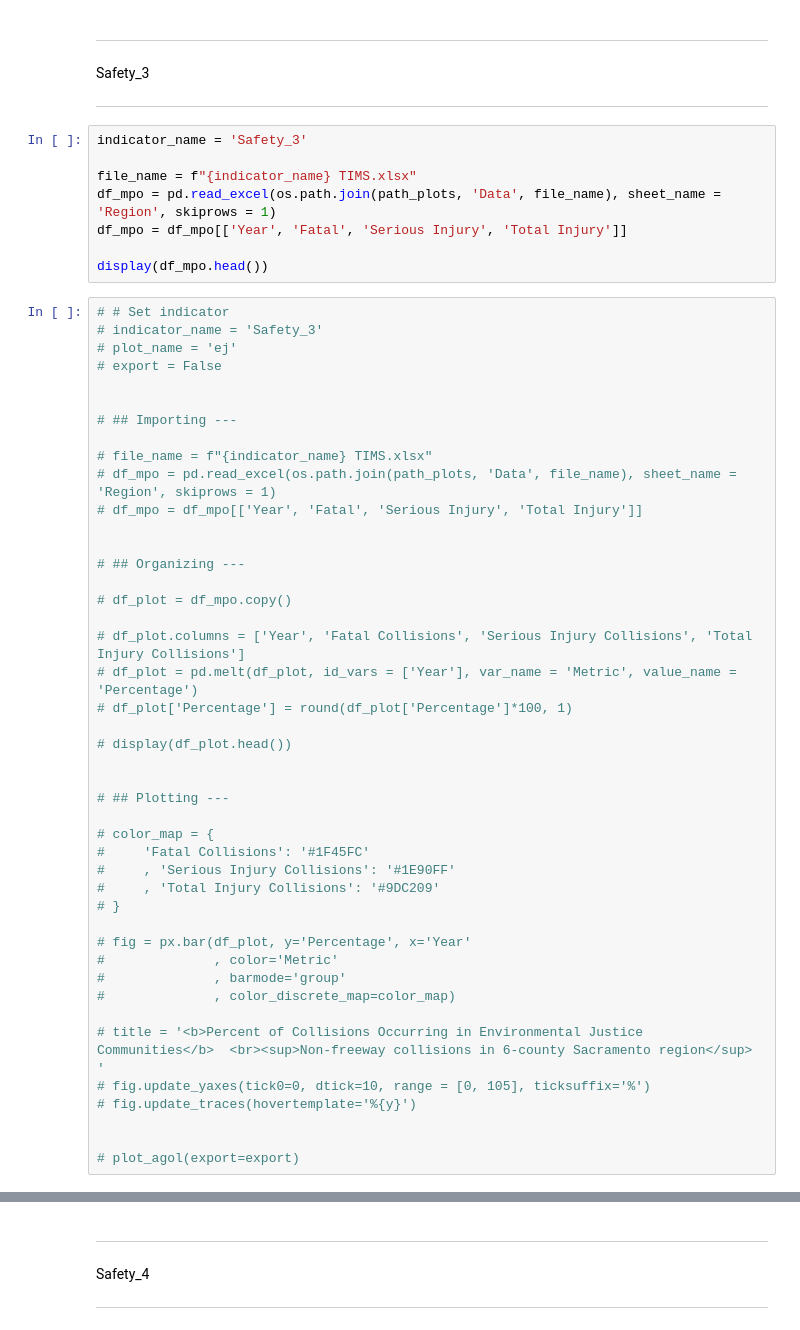
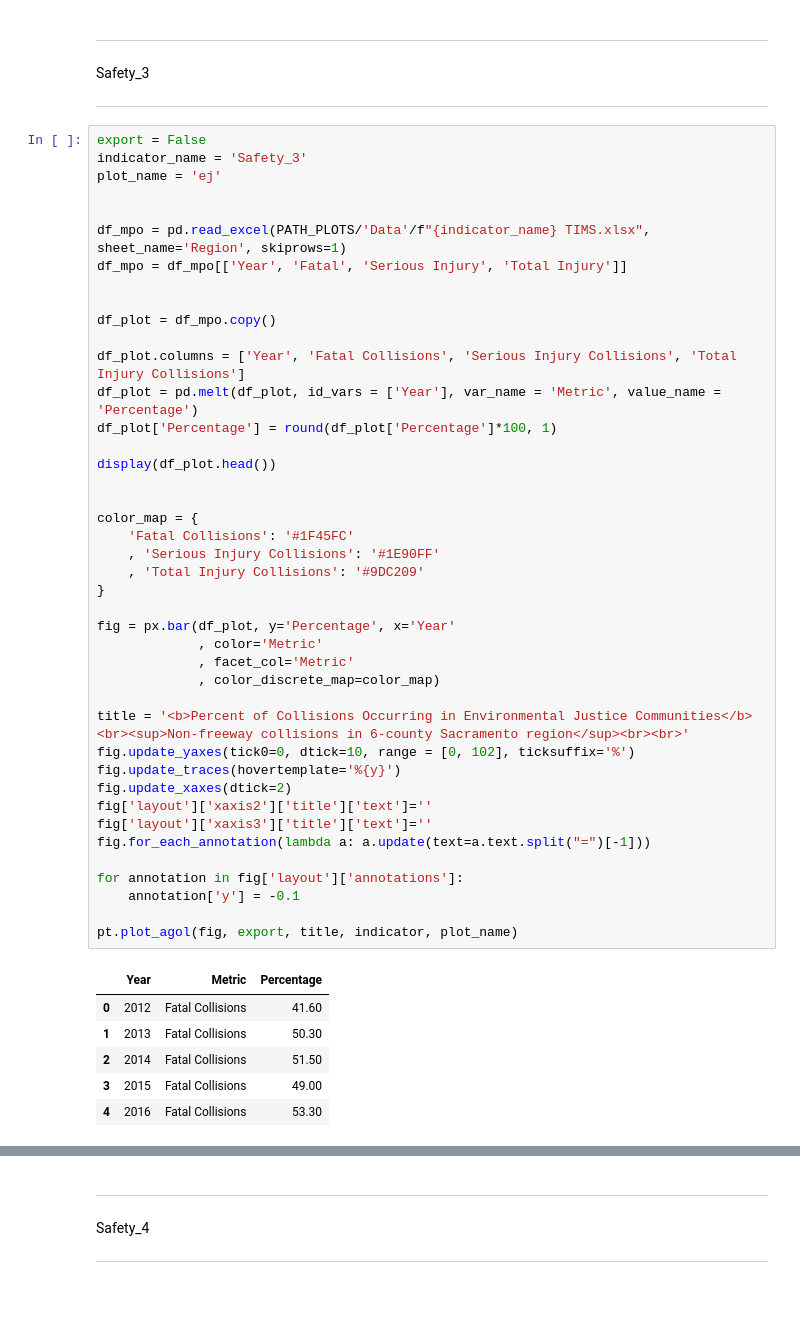
Before and after one commit to SACOG/Regional-Monitoring, a Jupyter notebook: Indicator_Gen/AGOL Dashboard/TIMS.ipynb, the cells around one changed output, grey strips where cells are left out. Cells and saved outputs as stored; diff of their text form; blank space fills up the shorter version.

```diff
--- a/Indicator_Gen/AGOL Dashboard/TIMS.ipynb
+++ b/Indicator_Gen/AGOL Dashboard/TIMS.ipynb
@@ -368,55 +459,52 @@ plot_agol(export=export)
 Safety_3
 
 ***
-# %%
-indicator_name = 'Safety_3'
-
-file_name = f"{indicator_name} TIMS.xlsx"
-df_mpo = pd.read_excel(os.path.join(path_plots, 'Data', file_name), sheet_name = 'Region', skiprows = 1)
-df_mpo = df_mpo[['Year', 'Fatal', 'Serious Injury', 'Total Injury']]
-
-display(df_mpo.head())
 # %%
-# # Set indicator
-# indicator_name = 'Safety_3'
-# plot_name = 'ej'
-# export = False
+export = False
+indicator_name = 'Safety_3'
+plot_name = 'ej'
 
 
-# ## Importing ---
-
-# file_name = f"{indicator_name} TIMS.xlsx"
-# df_mpo = pd.read_excel(os.path.join(path_plots, 'Data', file_name), sheet_name = 'Region', skiprows = 1)
-# df_mpo = df_mpo[['Year', 'Fatal', 'Serious Injury', 'Total Injury']]
+df_mpo = pd.read_excel(PATH_PLOTS/'Data'/f"{indicator_name} TIMS.xlsx", sheet_name='Region', skiprows=1)
+df_mpo = df_mpo[['Year', 'Fatal', 'Serious Injury', 'Total Injury']]
 
 
-# ## Organizing ---
+df_plot = df_mpo.copy()
 
-# df_plot = df_mpo.copy()
+df_plot.columns = ['Year', 'Fatal Collisions', 'Serious Injury Collisions', 'Total Injury Collisions']
+df_plot = pd.melt(df_plot, id_vars = ['Year'], var_name = 'Metric', value_name = 'Percentage')
+df_plot['Percentage'] = round(df_plot['Percentage']*100, 1)
 
-# df_plot.columns = ['Year', 'Fatal Collisions', 'Serious Injury Collisions', 'Total Injury Collisions']
-# df_plot = pd.melt(df_plot, id_vars = ['Year'], var_name = 'Metric', value_name = 'Percentage')
-# df_plot['Percentage'] = round(df_plot['Percentage']*100, 1)
-
-# display(df_plot.head())
+display(df_plot.head())
 
 
-# ## Plotting ---
+color_map = {
+    'Fatal Collisions': '#1F45FC'
+    , 'Serious Injury Collisions': '#1E90FF'
+    , 'Total Injury Collisions': '#9DC209'
+}
 
-# color_map = {
-#     'Fatal Collisions': '#1F45FC'
-#     , 'Serious Injury Collisions': '#1E90FF'
-#     , 'Total Injury Collisions': '#9DC209'
-# }
+fig = px.bar(df_plot, y='Percentage', x='Year'
+             , color='Metric'
+             , facet_col='Metric'
+             , color_discrete_map=color_map)
 
-# fig = px.bar(df_plot, y='Percentage', x='Year'
-#              , color='Metric'
-#              , barmode='group'
-#              , color_discrete_map=color_map)
+title = '<b>Percent of Collisions Occurring in Environmental Justice Communities</b>  <br><sup>Non-freeway collisions in 6-county Sacramento region</sup><br><br>'
+fig.update_yaxes(tick0=0, dtick=10, range = [0, 102], ticksuffix='%')
+fig.update_traces(hovertemplate='%{y}')
+fig.update_xaxes(dtick=2)
+fig['layout']['xaxis2']['title']['text']=''
+fig['layout']['xaxis3']['title']['text']=''
+fig.for_each_annotation(lambda a: a.update(text=a.text.split("=")[-1]))
 
-# title = '<b>Percent of Collisions Occurring in Environmental Justice Communities</b>  <br><sup>Non-freeway collisions in 6-county Sacramento region</sup> '
-# fig.update_yaxes(tick0=0, dtick=10, range = [0, 105], ticksuffix='%')
-# fig.update_traces(hovertemplate='%{y}')
+for annotation in fig['layout']['annotations']:
+    annotation['y'] = -0.1
 
-
-# plot_agol(export=export)
+pt.plot_agol(fig, export, title, indicator, plot_name)
+# %% [output]
+|  | Year | Metric | Percentage |
+| 0 | 2012 | Fatal Collisions | 41.60 |
+| 1 | 2013 | Fatal Collisions | 50.30 |
+| 2 | 2014 | Fatal Collisions | 51.50 |
+| 3 | 2015 | Fatal Collisions | 49.00 |
+| 4 | 2016 | Fatal Collisions | 53.30 |
```
Also changed, not shown: parts of 23 cells of this notebook.
